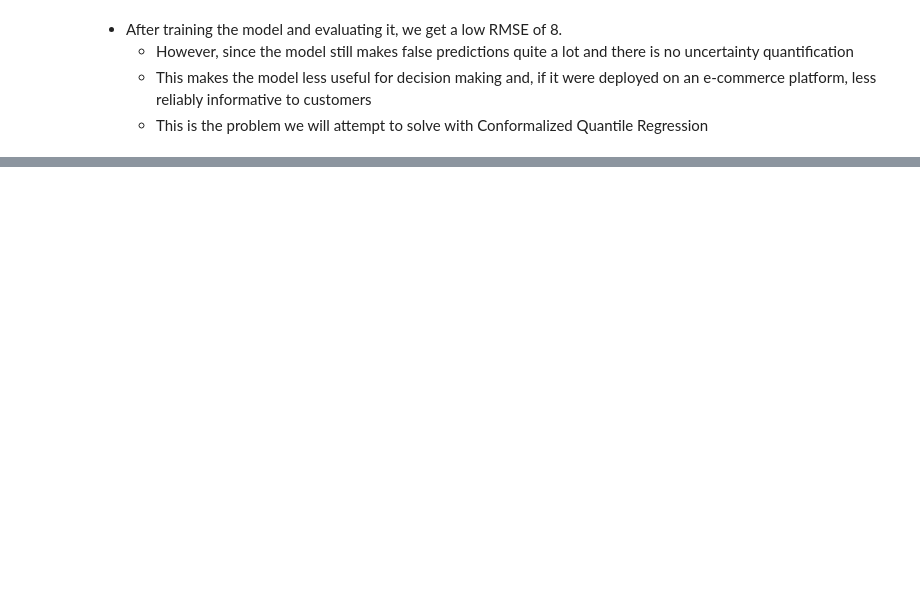
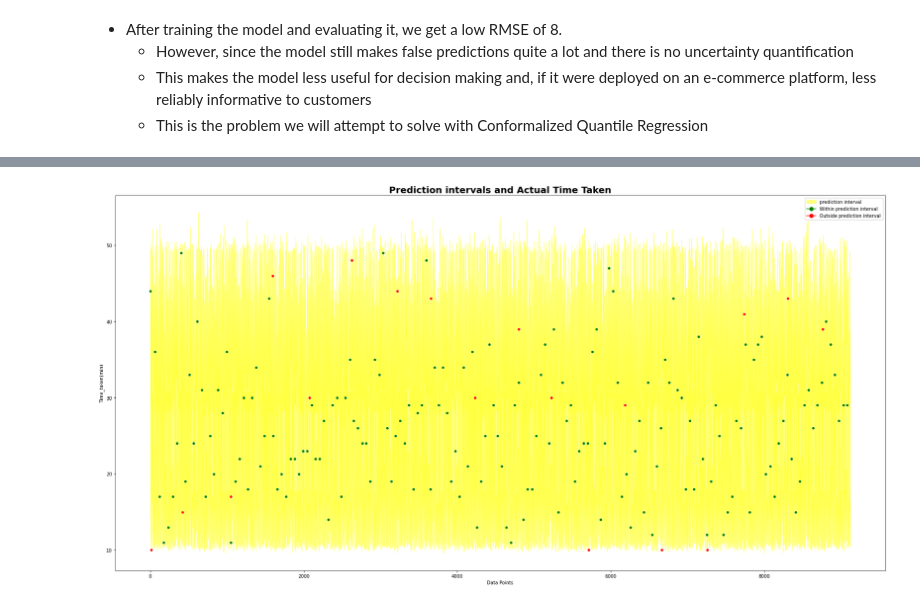
Before and after one commit to AlbertHunduza/DelivTimeAI, a Jupyter notebook: Prediction_Model.ipynb, the cells around one changed output, grey strips where cells are left out. Cells and saved outputs as stored; diff of their text form; code cells hidden in the pictures; blank space fills up the shorter version.

```diff
--- a/Prediction_Model.ipynb
+++ b/Prediction_Model.ipynb
@@ -528,0 +504,27 @@ print("RMSE:", rmse)
+# %%
+import seaborn as sns
+import matplotlib.pyplot as plt
+
+# percentage of data points to plot
+percentage_to_plot = 0.02
+
+# set figure size
+plt.figure(figsize=(30, 15))
+
+# Plot prediction interval with yellow fill color
+plt.fill_between(results_df.index, results_df['Lower Bound'], results_df['Upper Bound'], color='yellow', alpha=0.5)
+
+# Plot time taken dots
+within_interval = results_df['Within_Prediction_Interval'] == 'within'
+sns.scatterplot(data=results_df[within_interval][::int(1/percentage_to_plot)], x=results_df.index[within_interval][::int(1/percentage_to_plot)], y='Time_taken(min)', color='green')
+sns.scatterplot(data=results_df[~within_interval][::int(1/percentage_to_plot)], x=results_df.index[~within_interval][::int(1/percentage_to_plot)], y='Time_taken(min)', color='red')
+
+# Add legend
+plt.legend(handles=[plt.Rectangle((0,0),1,1, color='yellow', alpha=0.5, label='prediction interval'), plt.Line2D([0], [0], marker='o', color='green', label='Within prediction interval', markerfacecolor='green', markersize=8), plt.Line2D([0], [0], marker='o', color='red', label='Outside prediction interval', markerfacecolor='red', markersize=8)])
+
+plt.xlabel('Data Points')
+plt.ylabel('Time_taken(min)')
+plt.title('Prediction intervals and Actual Time Taken', fontsize=20, weight='bold')
+plt.show()
+# %% [output]
+[figure, added]
```
Also changed, not shown: parts of 21 cells of this notebook.
